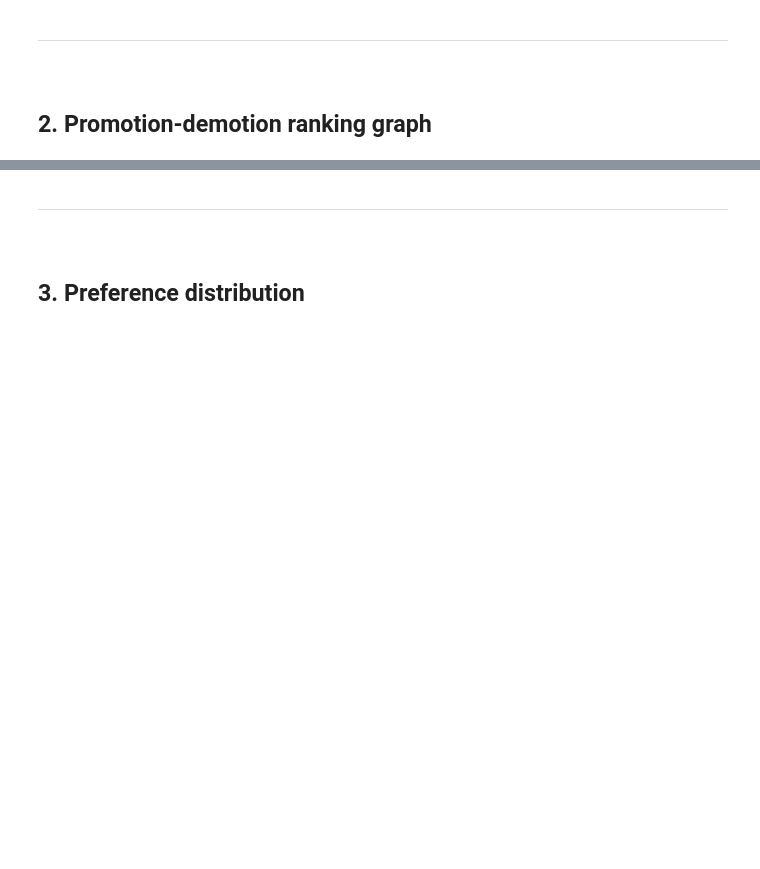
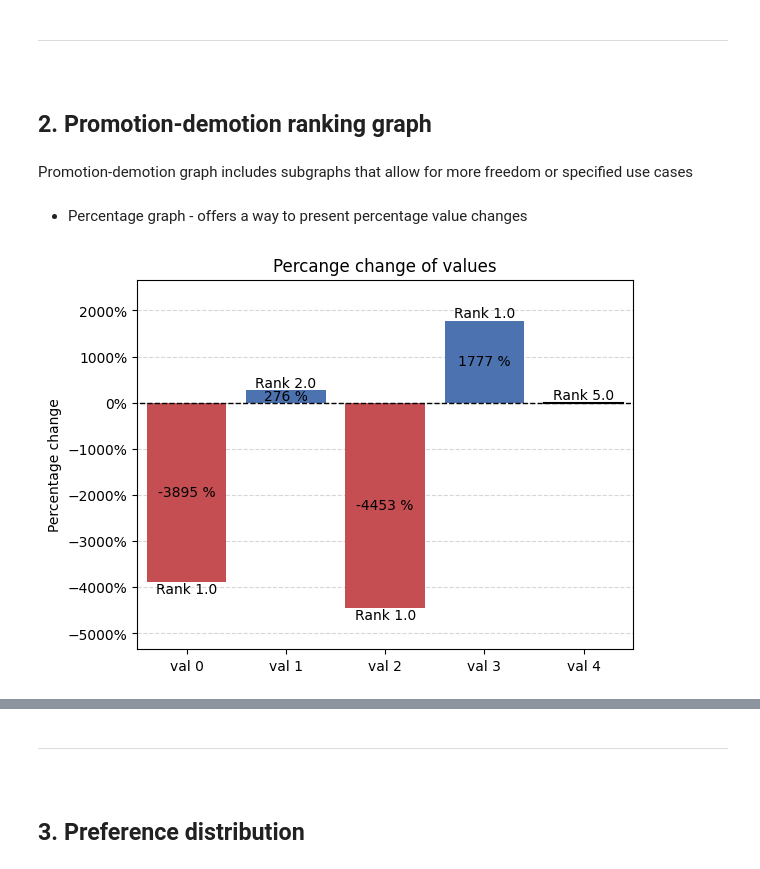
Before and after one commit to jwieckowski/pysensmcda, a Jupyter notebook: examples/graphs_examples.ipynb, the cells around one changed output, grey strips where cells are left out. Saved outputs shown, nothing was run; the diff lists cells and outputs as text; code cells hidden in the pictures; blank space fills up the shorter version.

Commit message:
added graph examples; xticks fix for pd_graph

```diff
--- a/examples/graphs_examples.ipynb
+++ b/examples/graphs_examples.ipynb
@@ -72,3 +72,23 @@ plt.show()
 # %% [markdown]
 <a id="2"></a><br/>
 ## 2. Promotion-demotion ranking graph
+# %% [markdown]
+Promotion-demotion graph includes subgraphs that allow for more freedom or specified use cases
+# %% [markdown]
+- Percentage graph - offers a way to present percentage value changes
+# %%
+palette = {
+    'positive': '#4c72b0',
+    'neutral': 'black',
+    'negative': '#c44e52',
+    }
+percentage_kwargs = {
+    'title':'Percange change of values',
+    'ylabel':'Percentage change'
+    }
+percentage_changes = [-3895.4559558861965, 276.3139391152694, -4453.417374310514, 1776.7036818539723, 0]
+new_positions = [1.0, 2.0, 1.0, 1.0, 5.0]
+graphs.percentage_graph(percentage_changes, new_positions, palette=palette, percentage_kwargs=percentage_kwargs, xticks=[f'val {idx}' for idx in range(len(percentage_changes))])
+plt.show()
+# %% [output]
+[figure, added]
```
Also changed, not shown: parts of 33 cells of this notebook, 1 other file.
